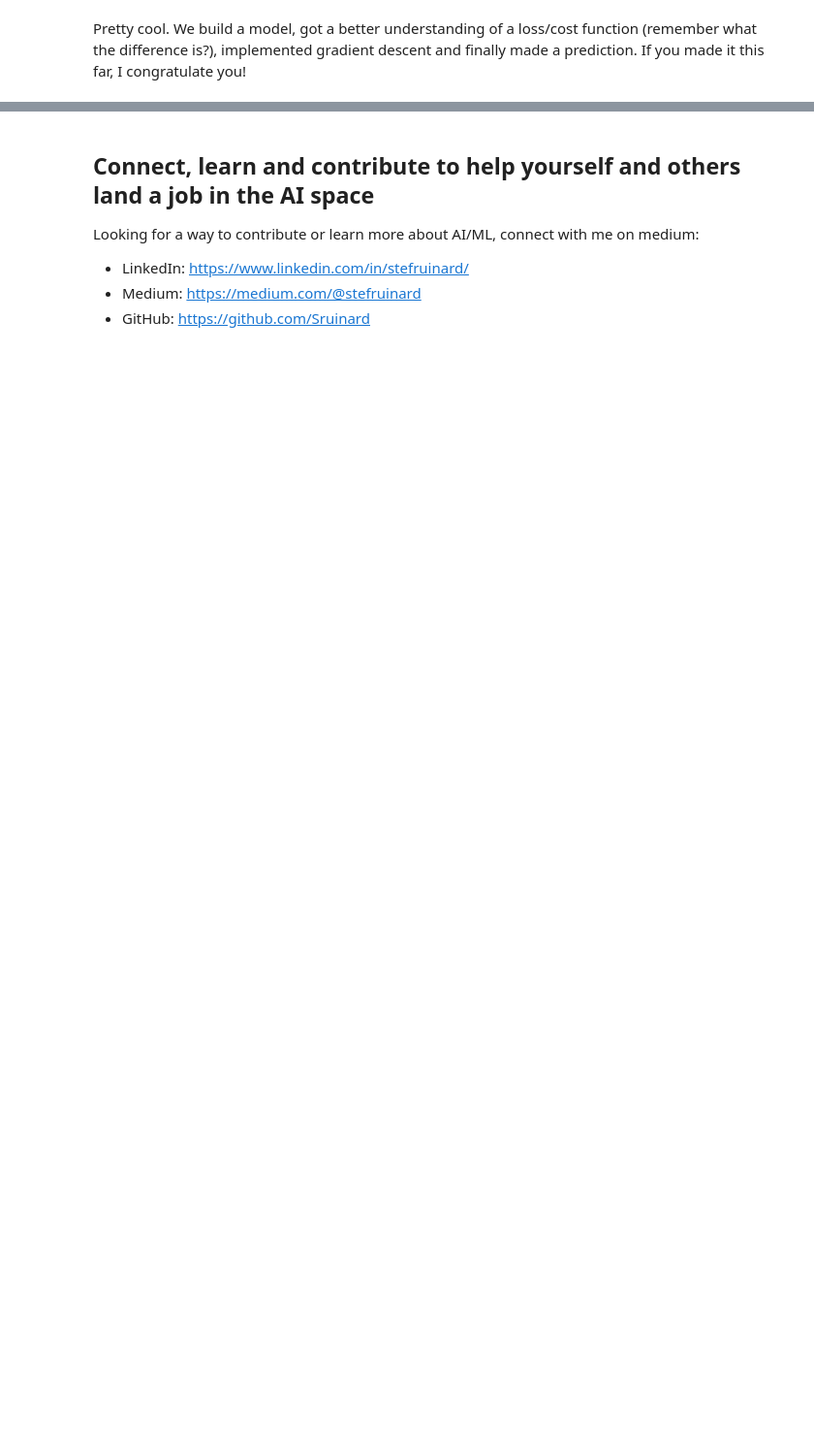
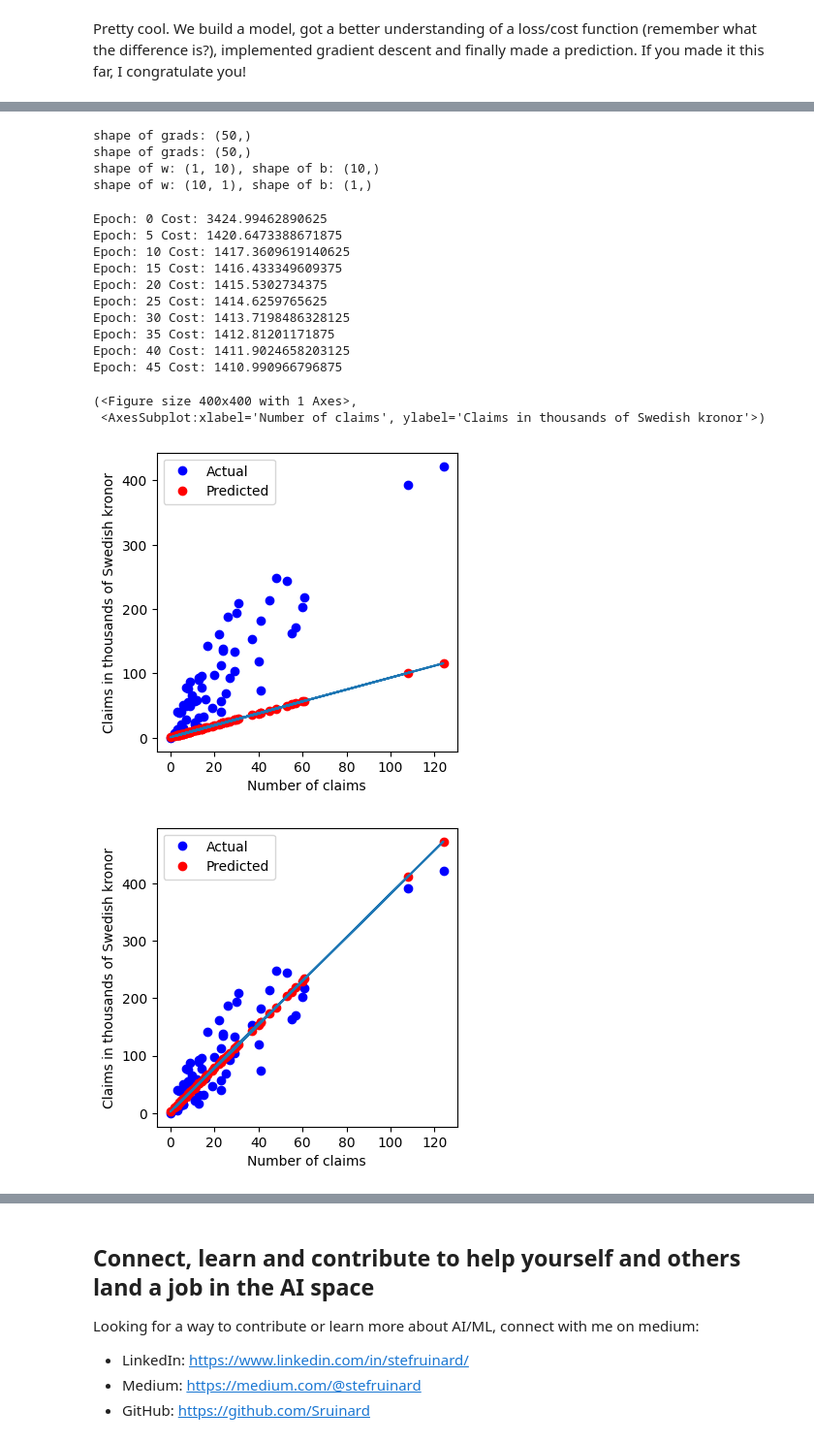
Before and after one commit to Sruinard/machine_learning_novice, a Jupyter notebook: introduction_to_deep_learning_with_jax/training_a_linear_model_from_scratch_with_jax.ipynb, the cells around one changed output, grey strips where cells are left out. Shown at 97% size. Drawn from its saved outputs; the diff is of its cells as text; code cells hidden in the pictures; blank space fills up the shorter version.

```diff
--- a/introduction_to_deep_learning_with_jax/training_a_linear_model_from_scratch_with_jax.ipynb
+++ b/introduction_to_deep_learning_with_jax/training_a_linear_model_from_scratch_with_jax.ipynb
@@ -219,0 +308,10 @@ Pretty cool. We build a model, got a better understanding of a loss/cost functio
+# %%
+print(f"shape of grads: {x.shape}")
+print(f"shape of grads: {y.shape}")
+for w, b in params:
+    print(f"shape of w: {w.shape}, shape of b: {b.shape}")
+# %% [output]
+shape of grads: (50,)
+shape of grads: (50,)
+shape of w: (1, 10), shape of b: (10,)
+shape of w: (10, 1), shape of b: (1,)
@@ -219,0 +325,34 @@ Pretty cool. We build a model, got a better understanding of a loss/cost functio
+# %%
+# layers_init
+n_epochs = 50
+
+layers = [n_features_per_sample, 10, 1]
+params = [init_weights(features_in, features_out, keygen) for features_in, features_out in zip(layers[:-1], layers[1:])]
+costs = []
+y_pred = batched_forward(params, features)
+plot_results(features, labels, y_pred)
+for epoch in range(n_epochs):
+    params = update(params, features, labels, learning_rate)
+    if epoch % 5 == 0:
+        batch_cost = cost(params, features, labels)
+        print(f"Epoch: {epoch} Cost: {batch_cost}")
+        costs.append(batch_cost)
+
+
+y_pred = batched_forward(params, features)
+plot_results(features, labels, y_pred)
+# %% [output]
+Epoch: 0 Cost: 3424.99462890625
+Epoch: 5 Cost: 1420.6473388671875
+Epoch: 10 Cost: 1417.3609619140625
+Epoch: 15 Cost: 1416.433349609375
+Epoch: 20 Cost: 1415.5302734375
+Epoch: 25 Cost: 1414.6259765625
+Epoch: 30 Cost: 1413.7198486328125
+Epoch: 35 Cost: 1412.81201171875
+Epoch: 40 Cost: 1411.9024658203125
+Epoch: 45 Cost: 1410.990966796875
+(<Figure size 400x400 with 1 Axes>,
+ <AxesSubplot:xlabel='Number of claims', ylabel='Claims in thousands of Swedish kronor'>)
+[figure, added]
+[figure, added]
```
Also changed, not shown: parts of 16 cells of this notebook, 4 other files.
